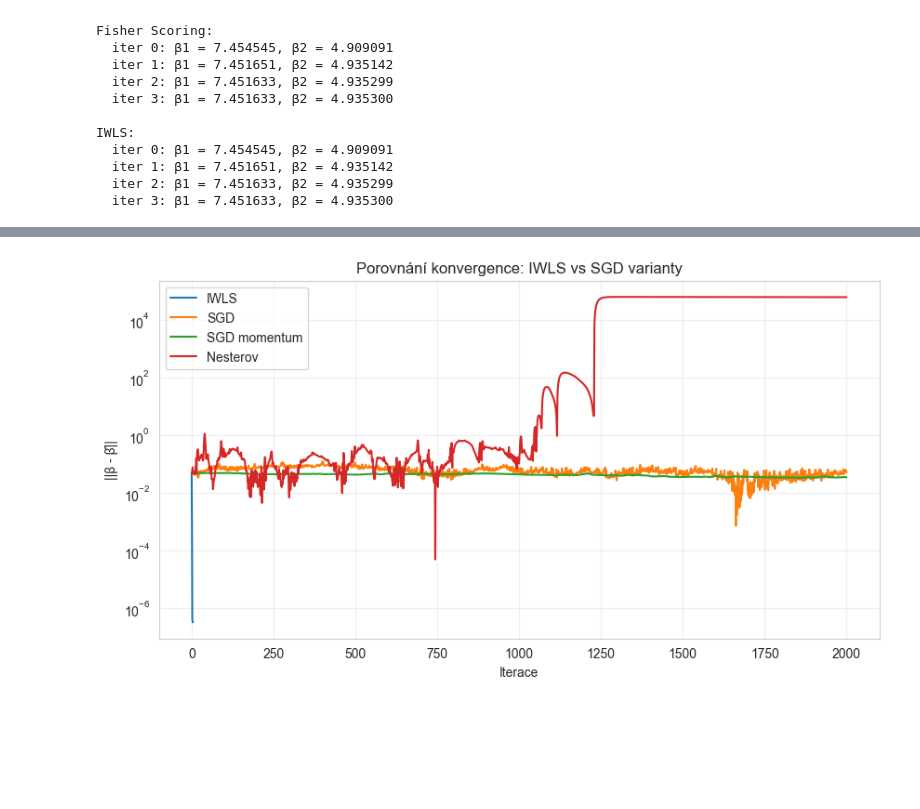
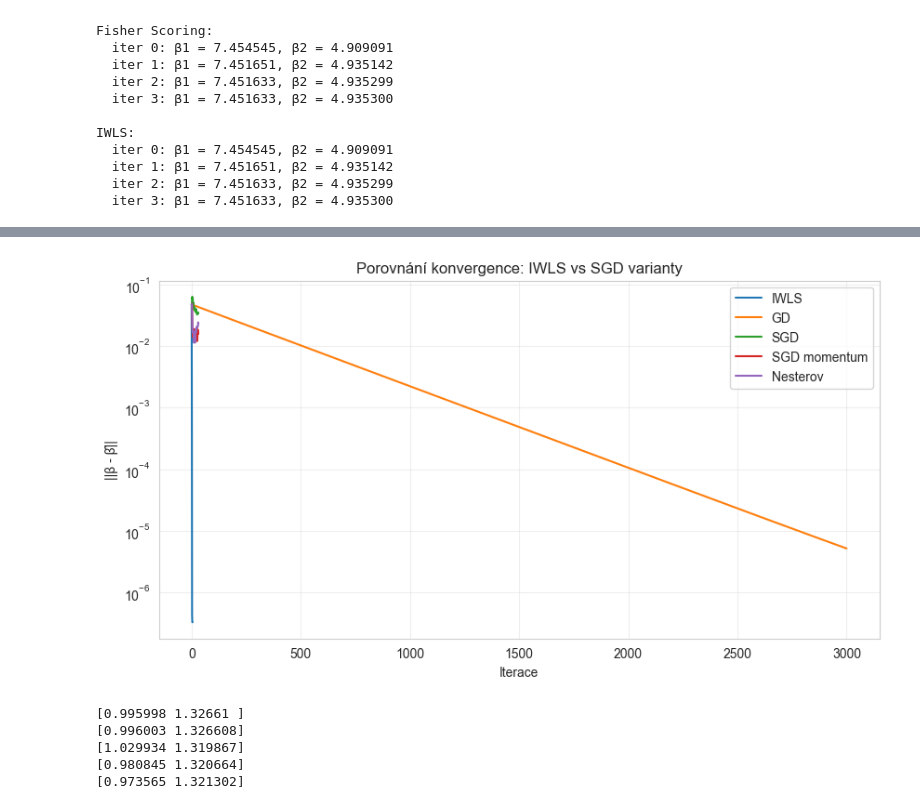
Before and after one commit to gulierus/ZLMA, a Jupyter notebook: 01ZLMA_ex02.ipynb, the cells around one changed output, grey strips where cells are left out. Saved outputs shown, nothing was run; the diff lists cells and outputs as text; code cells hidden in the pictures; blank space fills up the shorter version.

```diff
--- a/01ZLMA_ex02.ipynb
+++ b/01ZLMA_ex02.ipynb
@@ -578,10 +578,8 @@ statsmodels estimate: [7.451633 4.9353  ]
 Example 4.1 from Dobson: Numbers of AIDS cases in Australia by date of diagnosis for successive 3-month periods from 1984 to 1988.
 # %%
 # Load AIDS data from GitHub
-aids_data = "Users\Ruslanidze\ZLMA\aids.csv"
 
-
-aids_data = pd.read_csv("Users\Ruslanidze\ZLMA\aids.csv")
+aids_data = "\\Users\\Ruslanidze\\ZLMA\\aids.csv"
 aids = pd.read_csv(aids_data)
 aids['time_index'] = np.arange(1, len(aids) + 1)
 aids
@@ -1299,13 +1313,13 @@ def IWLS(X, y, beta_init, max_iter=1000, tol=1e-10):
 
     return history
 # %%
-aids_data = "/Users/ruslanguliev/Desktop/ZLMA/aids.csv"
-aids = pd.read_csv(aids_data)
 aids['time_index'] = np.arange(1, len(aids) + 1)
 
 y2 = aids['cases'].values.astype(float)
 x2 = np.log(aids['time_index'].values)
 X2 = np.column_stack([np.ones(len(y2)), x2])
+
+
 
 # Initial values for sensitivity analysis (Homework Q2)
 beta_ols  = np.linalg.lstsq(X2, np.log(y2 + 1), rcond=None)[0]
@@ -1346,3 +1358,13 @@ for name, beta_init in inits.items():
   NR (63 iterací): [0.995998 1.32661 ]
   FS (63 iterací): [0.995998 1.32661 ]
   IWLS (63 iterací): [0.995998 1.32661 ]
+# %%
+i = aids['time_index']
+y = aids['cases']
+
+plt.figure(figsize=(8, 5))
+plt.scatter(np.log(i), y, alpha=0.5)
+plt.xlabel('Time Index')
+plt.ylabel('Cases')
+plt.title('AIDS Cases Over Time')
+plt.show()
@@ -1405,32 +1446,43 @@ def SGD_nesterov(X, y, beta_init, alpha=0.001, gamma=0.9, max_iter=1000, clip=5.
 # %%
 beta_true = np.array([0.995998, 1.32661])
 
 # Proper initial values for log-link model (AIDS data)
 beta_init2 = np.linalg.lstsq(X2, np.log(y2 + 1), rcond=None)[0]
 
 hist_IW  = IWLS(X2, y2, beta_init2)
-hist_SGD = SGD(X2, y2, beta_init2, alpha=0.001, max_iter=20000)
-hist_MOM = SGD_momentum(X2, y2, beta_init2, alpha=0.001, max_iter=20000)
-hist_NES = SGD_nesterov(X2, y2, beta_init2, alpha=0.001, max_iter=20000)
+hist_GD = GD(X2, y2, beta_init2, alpha=0.0001, max_iter=3000)
+hist_SGD = SGD(X2, y2, beta_init2, alpha=0.001, max_iter=3000)
+hist_MOM = SGD_momentum(X2, y2, beta_init2, alpha=0.001, max_iter=3000)
+hist_NES = SGD_nesterov(X2, y2, beta_init2, alpha=0.001, max_iter=3000)
 
 def convergence_plot(histories, names, beta_true):
     plt.figure(figsize=(10, 5))
     for hist, name in zip(histories, names):
         errors = [np.linalg.norm(b - beta_true) for b in hist]
         plt.plot(errors, label=name)
 
     plt.xlabel("Iterace")
     plt.ylabel("||β - β̂||")
     plt.yscale("log")
     plt.legend()
     plt.title("Porovnání konvergence: IWLS vs SGD varianty")
     plt.grid(True, alpha=0.3)
     plt.show()
 
 convergence_plot(
-    [hist_IW, hist_SGD, hist_MOM, hist_NES],
-    ["IWLS", "SGD", "SGD momentum", "Nesterov"],
+    [hist_IW, hist_GD, hist_SGD, hist_MOM, hist_NES],
+    ["IWLS", "GD", "SGD", "SGD momentum", "Nesterov"],
     beta_true
 )
+print(hist_IW[-1])
+print(hist_GD[-1])
+print(hist_SGD[-1])
+print(hist_MOM[-1])
+print(hist_NES[-1])
 # %% [output]
-[figure, old version]
+[figure, new version]
+[0.995998 1.32661 ]
+[0.996003 1.326608]
+[1.029934 1.319867]
+[0.980845 1.320664]
+[0.973565 1.321302]
```
Also changed, not shown: parts of 11 cells of this notebook.
